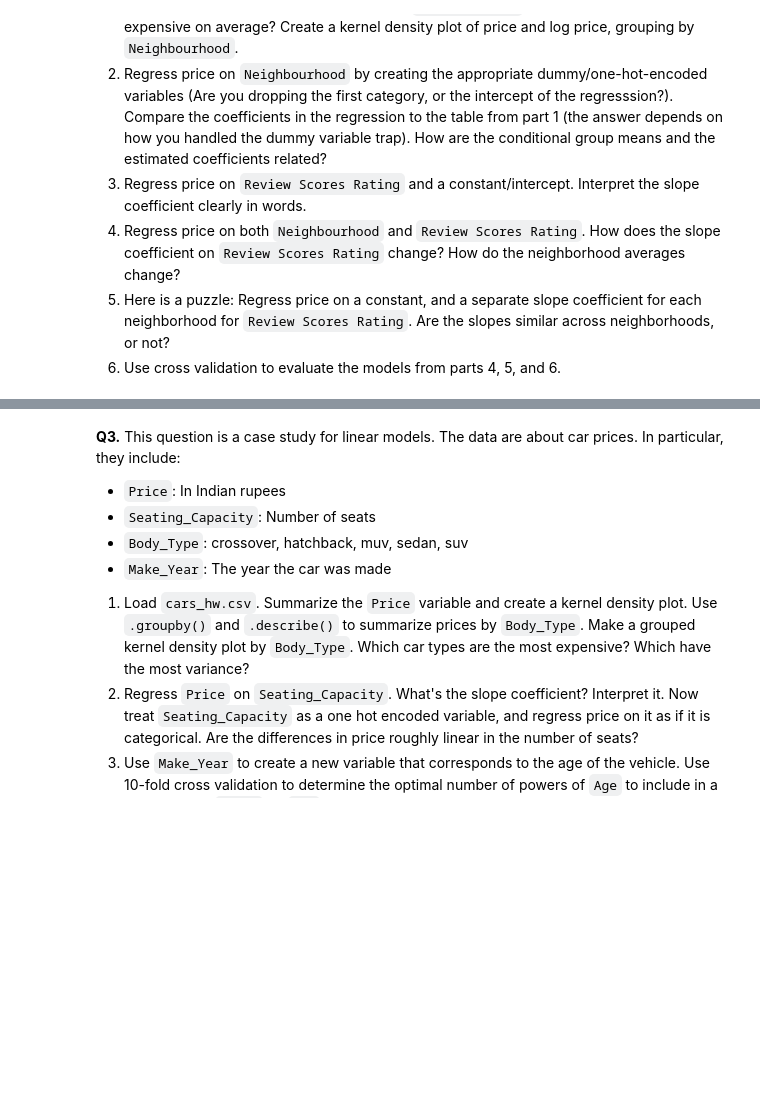
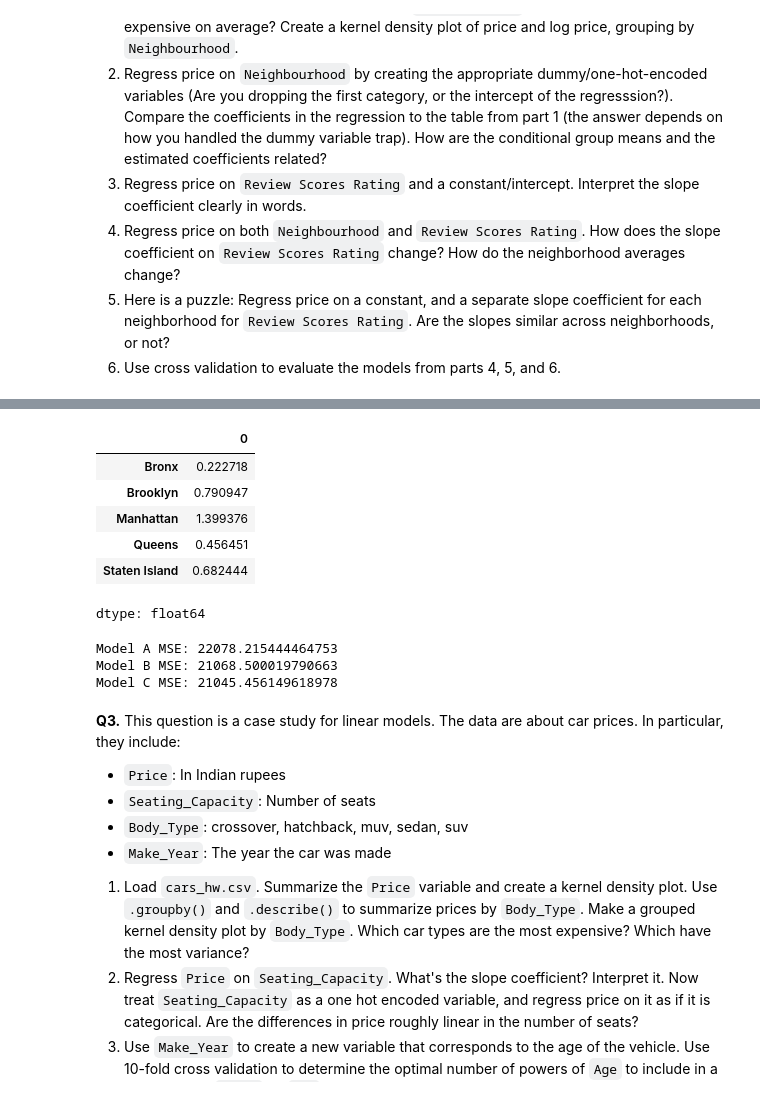
Before and after one commit to AustinChinn03/assignments, a Jupyter notebook: 03_assignment_linear_models.ipynb, the cells around one changed output, grey strips where cells are left out. Cells and saved outputs as stored; diff of their text form; code cells hidden in the pictures; blank space fills up the shorter version.

```diff
--- a/03_assignment_linear_models.ipynb
+++ b/03_assignment_linear_models.ipynb
@@ -58,3 +182,60 @@ k is typically set to 5 or 10, with 5 being the higher variance option, and 10 t
+# %%
+# Q2.5
+
+# Create interaction terms
+neigh_dummies = pd.get_dummies(rent["neighborhood"], drop_first=False)
+
+interaction_terms = neigh_dummies.mul(rent["rating"], axis=0)
+
+X = interaction_terms
+y = rent["price"]
+
+model_interact = LinearRegression()
+model_interact.fit(X, y)
+
+pd.Series(model_interact.coef_, index=X.columns)
+# %% [output]
+|  | 0 |
+| Bronx | 0.222718 |
+| Brooklyn | 0.790947 |
+| Manhattan | 1.399376 |
+| Queens | 0.456451 |
+| Staten Island | 0.682444 |
+dtype: float64
+# %%
+# Q2.6
+
+kf = KFold(n_splits=5, shuffle=True, random_state=1)
+
+# Model A
+X_A = rent[["rating"]]
+mse_A = -cross_val_score(LinearRegression(), X_A, y,
+                         scoring="neg_mean_squared_error",
+                         cv=kf).mean()
+
+# Model B
+X_B = pd.concat([
+    pd.get_dummies(rent["neighborhood"], drop_first=True),
+    rent[["rating"]]
+], axis=1)
+
+mse_B = -cross_val_score(LinearRegression(), X_B, y,
+                         scoring="neg_mean_squared_error",
+                         cv=kf).mean()
+
+# Model C
+X_C = interaction_terms
+mse_C = -cross_val_score(LinearRegression(), X_C, y,
+                         scoring="neg_mean_squared_error",
+                         cv=kf).mean()
+
+print("Model A MSE:", mse_A)
+print("Model B MSE:", mse_B)
+print("Model C MSE:", mse_C)
+# %% [output]
+Model A MSE: 22078.215444464753
+Model B MSE: 21068.500019790663
+Model C MSE: 21045.456149618978
 # %% [markdown]
 **Q3.** This question is a case study for linear models. The data are about car prices. In particular, they include:
 
```
Also changed, not shown: parts of 6 cells of this notebook.
